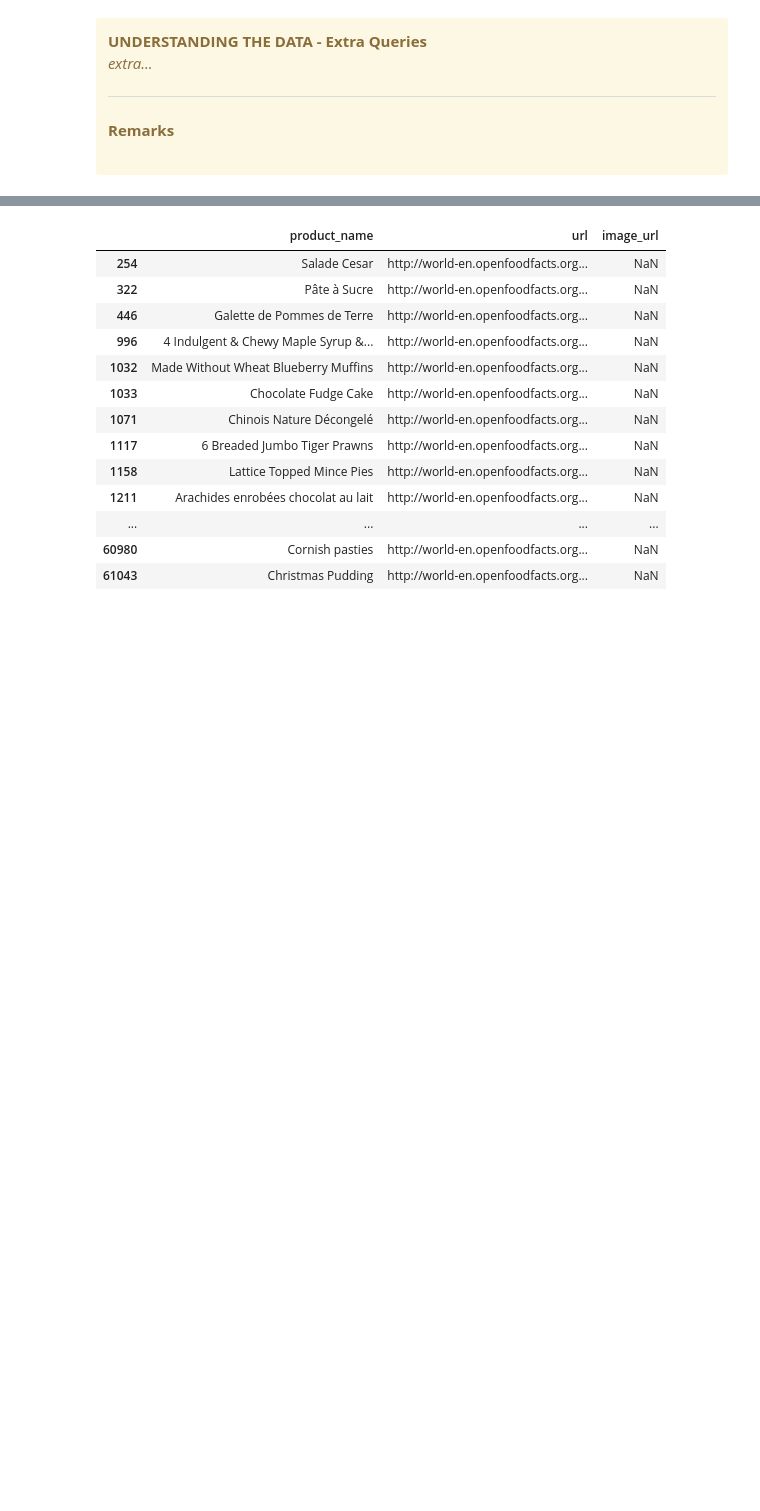
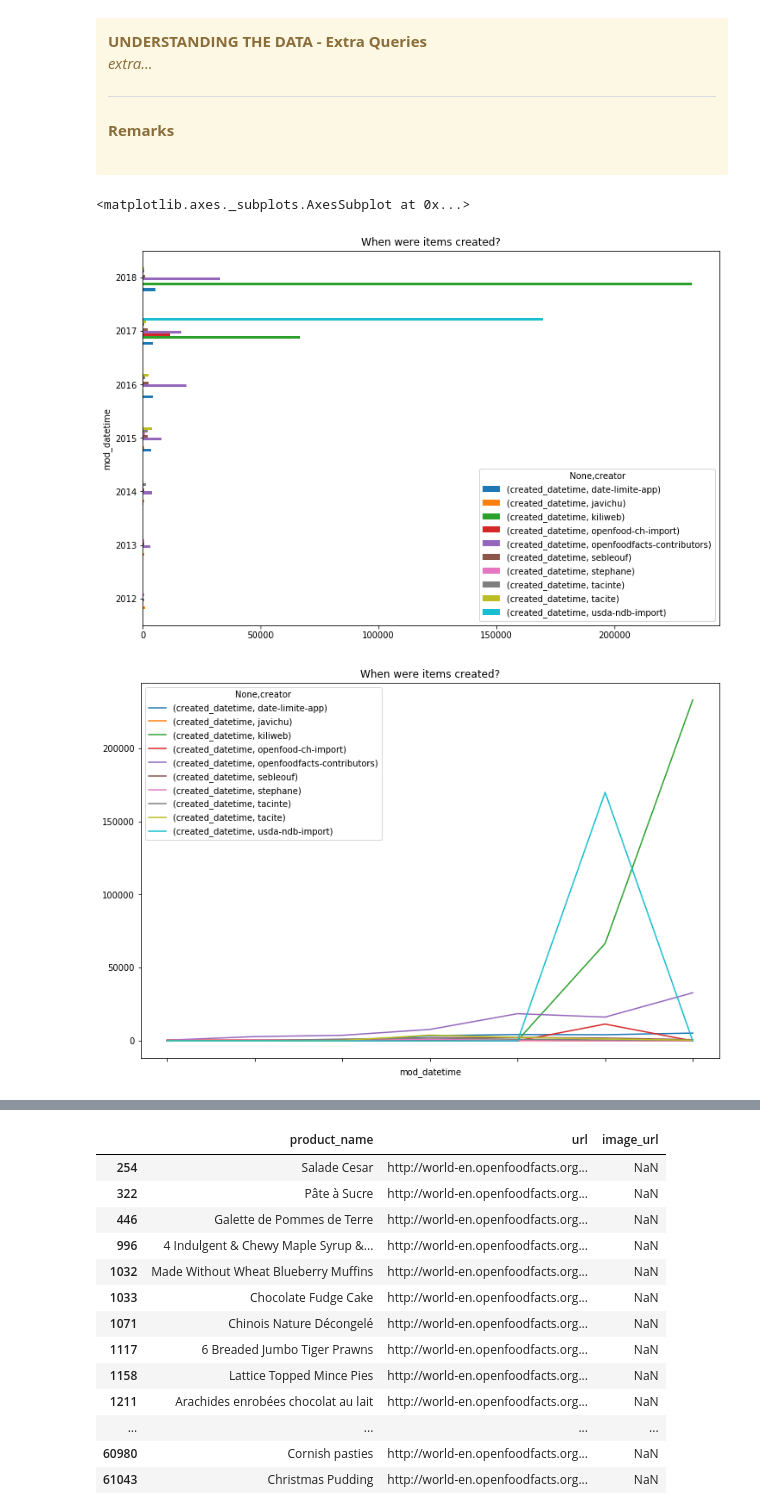
Before and after one commit to esamosenok/ADA_Project_2018, a Jupyter notebook: Understanding_the_Data_PreAnalysis.ipynb, the cells around one changed output, grey strips where cells are left out. Drawn from its saved outputs; the diff is of its cells as text; code cells hidden in the pictures; blank space fills up the shorter version.

```diff
--- a/Understanding_the_Data_PreAnalysis.ipynb
+++ b/Understanding_the_Data_PreAnalysis.ipynb
@@ -382,6 +506,31 @@ df_food.query('code == 84253269827 ')
 </i>
 <br>
 </div>
+# %%
+df=df_food
+
+
+
+
+top_creators = df.loc[(df['creator']=='usda-ndb-import') | (df['creator']=='openfoodfacts-contributors') | (df['creator']=='kiliweb') | (df['creator']=='date-limite-app') |
+                  (df['creator']=='openfood-ch-import') | (df['creator']=='tacite') | (df['creator']=='sebleouf') | (df['creator']=='tacinte') |
+                  (df['creator']=='javichu') | (df['creator']=='stephane')][['creator','created_datetime']]
+
+top_creators['mod_datetime'] = top_creators['created_datetime'].apply(lambda x: x[0:4])
+top_creators.drop('created_datetime', axis=1)
+
+mod_pivot = pd.pivot_table(top_creators,
+                           index=top_creators['mod_datetime'],
+                           columns='creator',
+                           aggfunc=len, fill_value=0)
+mod_pivot.plot(kind="barh", figsize=(12,8), title="When were items created?")
+
+
+mod_pivot.plot(kind="line", figsize=(12,8), title="When were items created?")
+# %% [output]
+<matplotlib.axes._subplots.AxesSubplot at 0x...>
+[figure, added]
+[figure, added]
 # %%
 from IPython.core.display import HTML
 pd.set_option('display.max_colwidth', -1)
```
Also changed, not shown: parts of 21 cells of this notebook.
